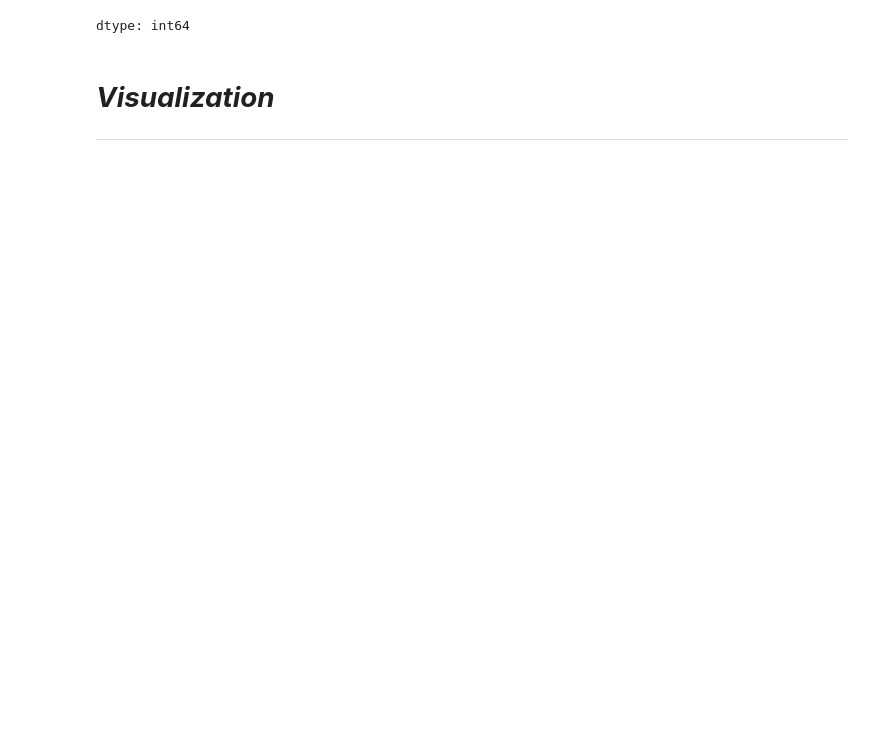
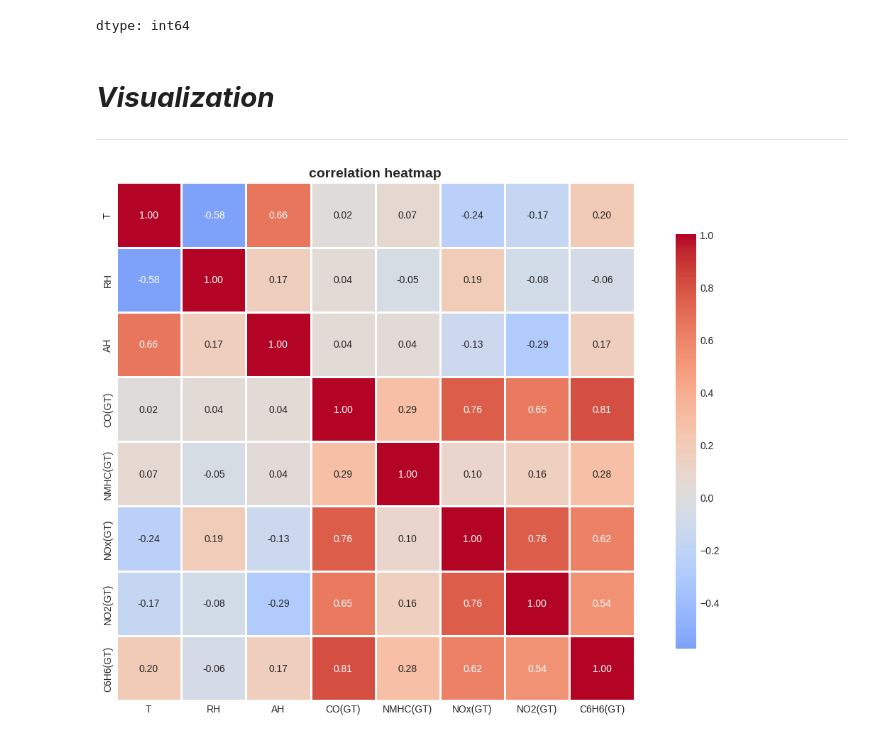
Before and after one commit to namharledba/Air-Quality-Prediction-Dashboard-, a Jupyter notebook: DataAnalysisFile.ipynb, the cells around one changed output. Drawn from its saved outputs; the diff is of its cells as text; code cells hidden in the pictures; blank space fills up the shorter version.

Commit message:
Added Data visualization

```diff
--- a/DataAnalysisFile.ipynb
+++ b/DataAnalysisFile.ipynb
@@ -107,3 +108,19 @@ dtype: int64
 # ***Visualization***
 
 ---
+# %%
+#heatmap
+plt.style.use('seaborn-v0_8-darkgrid')
+plt.figure(figsize=(12, 8))
+
+columns_to_plot = ['T', 'RH', 'AH', 'CO(GT)', 'NMHC(GT)', 'NOx(GT)', 'NO2(GT)', 'C6H6(GT)']
+correlation = df[columns_to_plot].corr()
+
+sns.heatmap(correlation, annot=True, fmt='.2f', cmap='coolwarm',
+            center=0, square=True, linewidths=1, cbar_kws={"shrink": 0.8})
+
+plt.title('correlation heatmap', fontsize=14, fontweight='bold')
+plt.tight_layout()
+plt.show()
+# %% [output]
+[figure, added]
```
Also changed, not shown: parts of 11 cells of this notebook.
